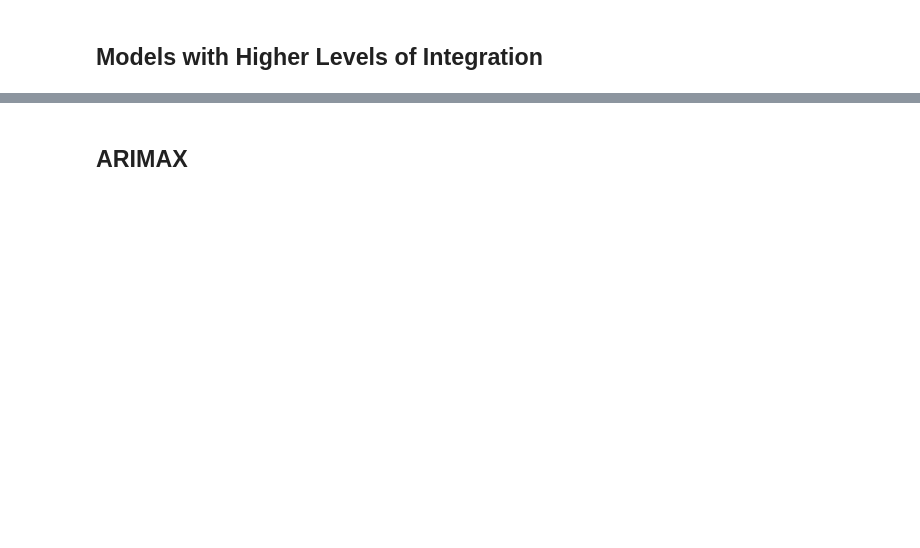
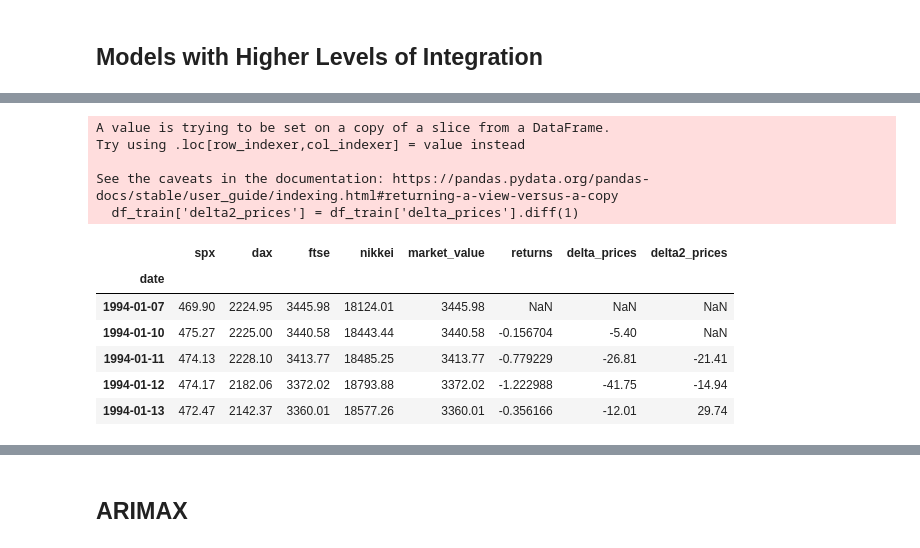
Before and after one commit to lzytimx/Time-Series, a Jupyter notebook: section10.ipynb, the cells around one changed output, grey strips where cells are left out. Saved outputs shown, nothing was run; the diff lists cells and outputs as text; code cells hidden in the pictures; blank space fills up the shorter version.

```diff
--- a/section10.ipynb
+++ b/section10.ipynb
@@ -150,0 +228,16 @@ ARIMA(6,1,3) -27583.858499814625, 55187.71699962925
+# %%
+df_train['delta2_prices'] = df_train['delta_prices'].diff(1)
+df_train.head()
+# %% [output]
+A value is trying to be set on a copy of a slice from a DataFrame.
+Try using .loc[row_indexer,col_indexer] = value instead
+
+See the caveats in the documentation: https://pandas.pydata.org/pandas-docs/stable/user_guide/indexing.html#returning-a-view-versus-a-copy
+  df_train['delta2_prices'] = df_train['delta_prices'].diff(1)
+|  | spx | dax | ftse | nikkei | market_value | returns | delta_prices | delta2_prices |
+| date |  |  |  |  |  |  |  |  |
+| 1994-01-07 | 469.90 | 2224.95 | 3445.98 | 18124.01 | 3445.98 | NaN | NaN | NaN |
+| 1994-01-10 | 475.27 | 2225.00 | 3440.58 | 18443.44 | 3440.58 | -0.156704 | -5.40 | NaN |
+| 1994-01-11 | 474.13 | 2228.10 | 3413.77 | 18485.25 | 3413.77 | -0.779229 | -26.81 | -21.41 |
+| 1994-01-12 | 474.17 | 2182.06 | 3372.02 | 18793.88 | 3372.02 | -1.222988 | -41.75 | -14.94 |
+| 1994-01-13 | 472.47 | 2142.37 | 3360.01 | 18577.26 | 3360.01 | -0.356166 | -12.01 | 29.74 |
```
Also changed, not shown: parts of 16 cells of this notebook, 1 other file.
